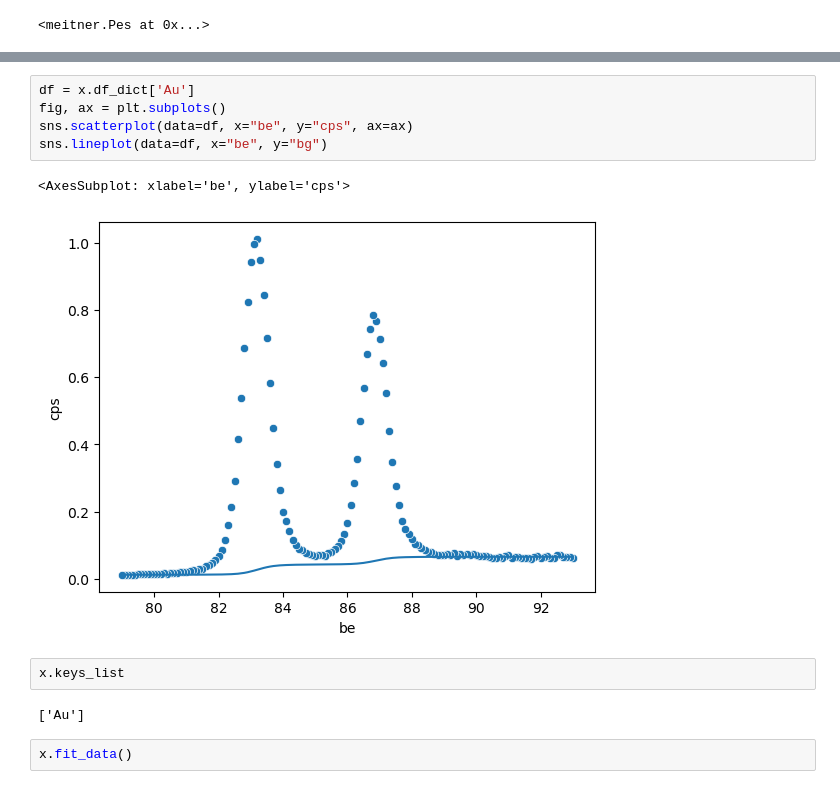
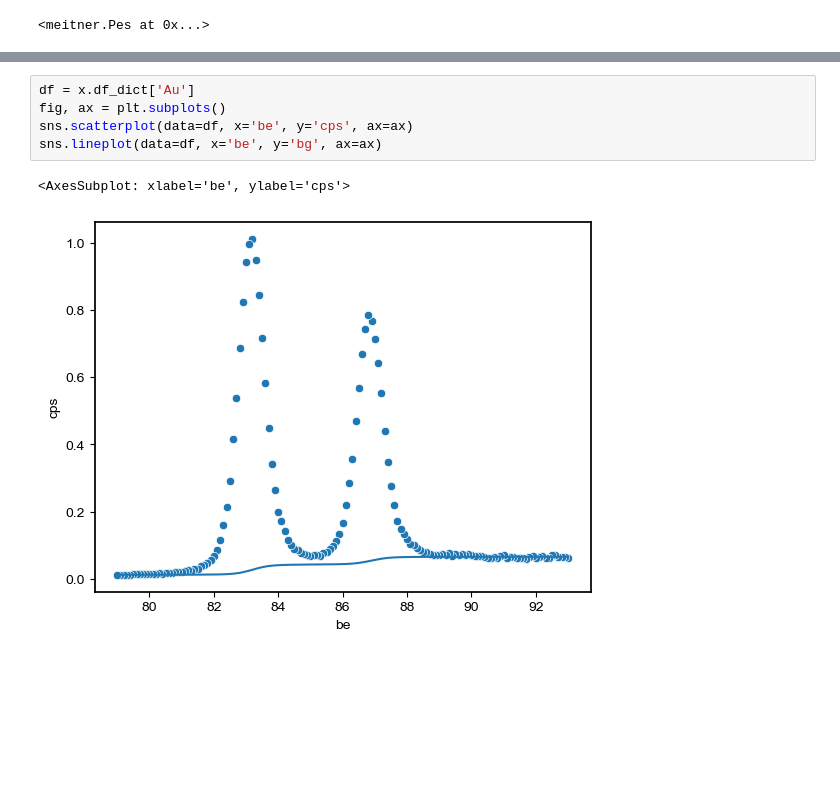
Before and after one commit to picklerixs/meitner, a Jupyter notebook: test.ipynb, the cells around one changed output, grey strips where cells are left out. Drawn from its saved outputs; the diff is of its cells as text; blank space fills up the shorter version.

```diff
--- a/test.ipynb
+++ b/test.ipynb
@@ -59,14 +20,8 @@ x.generate_params([84,88])
 # %%
 df = x.df_dict['Au']
 fig, ax = plt.subplots()
-sns.scatterplot(data=df, x="be", y="cps", ax=ax)
-sns.lineplot(data=df, x="be", y="bg")
+sns.scatterplot(data=df, x='be', y='cps', ax=ax)
+sns.lineplot(data=df, x='be', y='bg', ax=ax)
 # %% [output]
 <AxesSubplot: xlabel='be', ylabel='cps'>
-[figure, old version]
+[figure, new version]
-# %%
-x.keys_list
-# %% [output]
-['Au']
-# %%
-x.fit_data()
```
Also changed, not shown: parts of 5 cells of this notebook, 1 other file.
